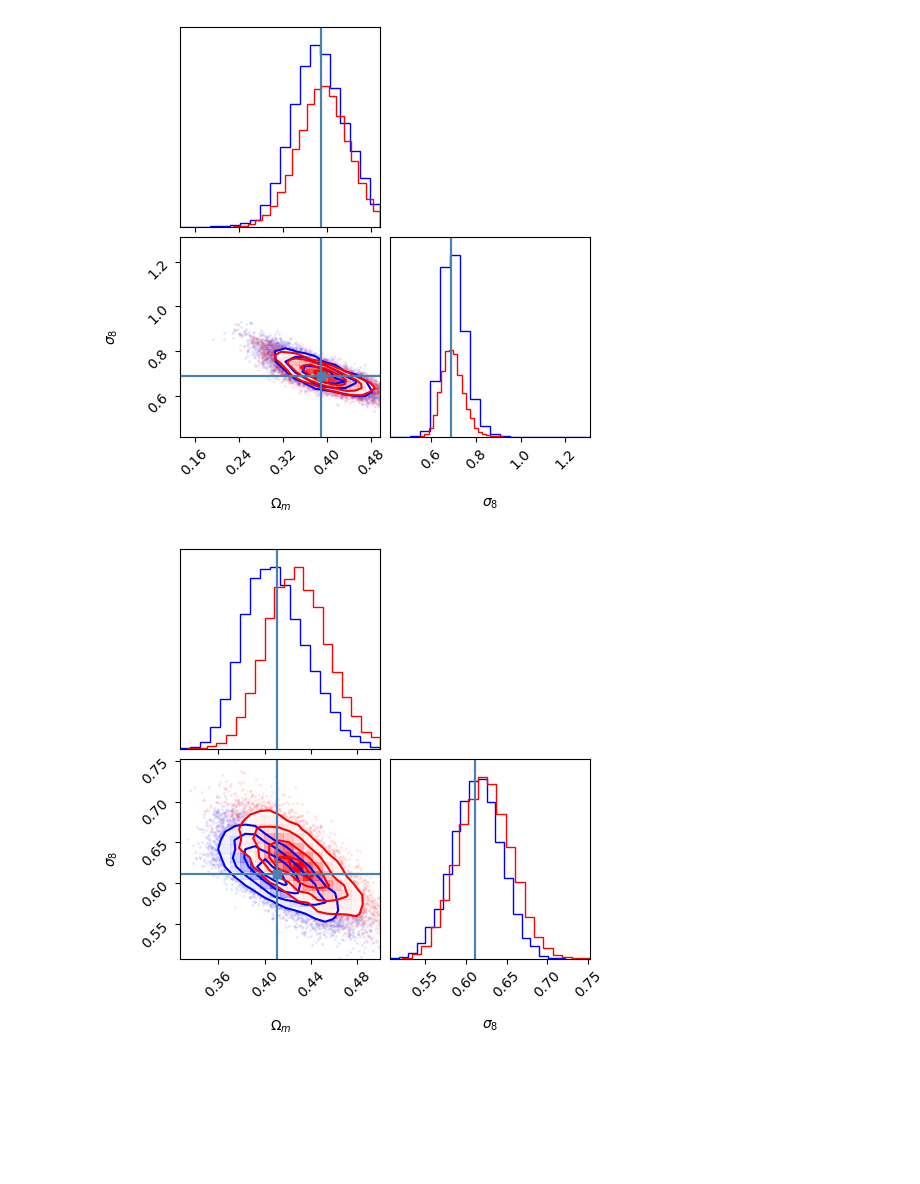
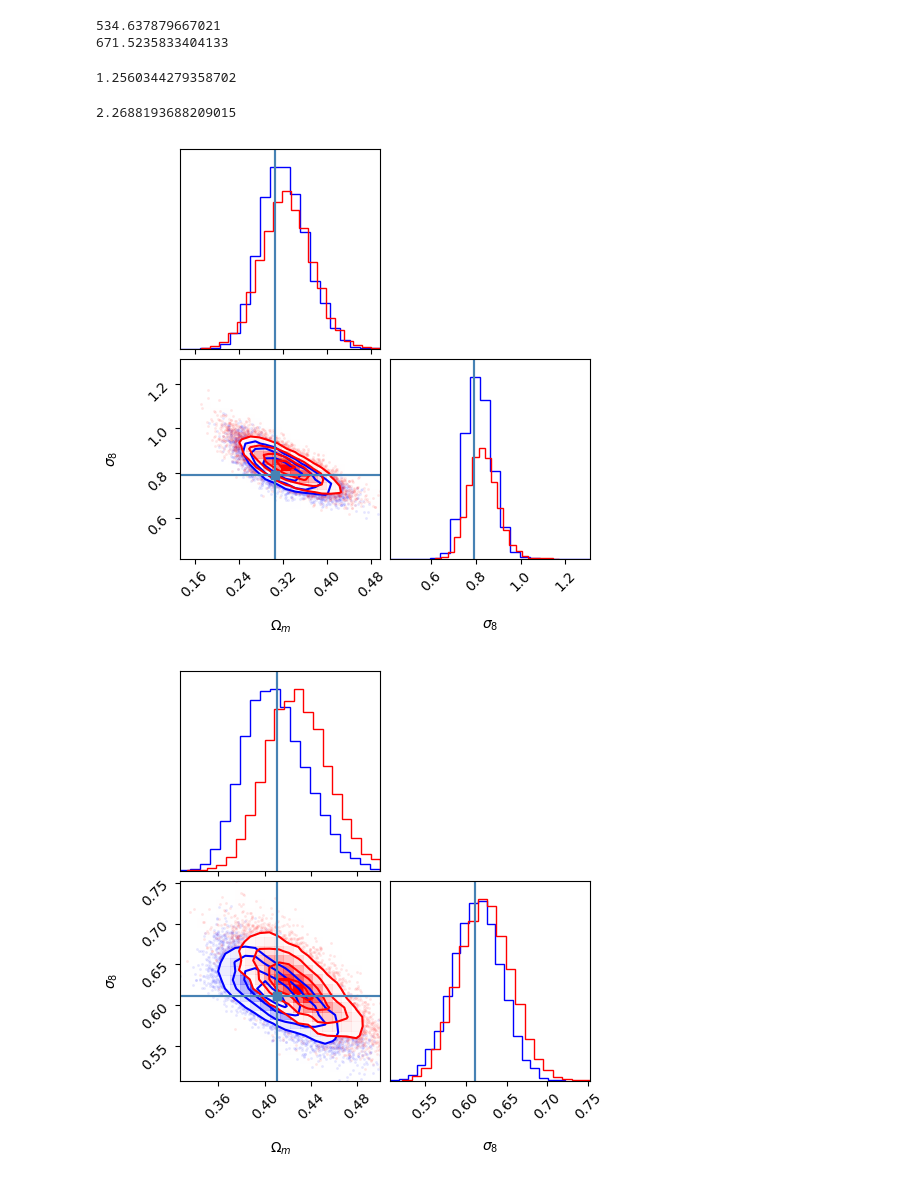
Before and after one commit to shubhagrawal30/graphs_weak_lensing, a Jupyter notebook: notebooks/sbi.ipynb, the cells around one changed output. Saved outputs shown, nothing was run; the diff lists cells and outputs as text; code cells hidden in the pictures; blank space fills up the shorter version.

Commit message:
basic edge nn with hists

```diff
--- a/notebooks/sbi.ipynb
+++ b/notebooks/sbi.ipynb
@@ -17,8 +11,11 @@ To enable the following instructions: AVX2 FMA, in other operations, rebuild Ten
 # %%
-GNN_preds = np.load("../outs/20231228_NN/preds.npy")
-prim_preds = np.load("../outs/20231128_NN/preds.npy")
-GNN_labels = np.load("../outs/20231228_NN/true.npy")
-prim_labels = np.load("../outs/20231128_NN/true.npy")
+GNN_model = "20240220_EdgeNN"
+prim_model = "20240220_EdgeNN_control"
+
+GNN_preds = np.load(f"../outs/{GNN_model}/preds.npy")
+prim_preds = np.load(f"../outs/{prim_model}/preds.npy")
+GNN_labels = np.load(f"../outs/{GNN_model}/true.npy")
+prim_labels = np.load(f"../outs/{prim_model}/true.npy")
 # %%
 labels = ["Om", "s8"]
 fig, axs = plt.subplots(nrows=1, ncols=2, figsize=(10, 7))
@@ -42,0 +38,18 @@ plt.close()
+# %%
+ind = np.random.randint(0, len(GNN_labels))
+# ind = 1590
+# ind = 0
+x_0_gnn = GNN_preds[ind]
+true = GNN_labels[ind]
+
+# rn_ind = np.where(np.all(resnet_labels == true, axis=1))[0][0]
+rn_ind = ind
+x_0_prim = prim_preds[rn_ind]
+print(ind, rn_ind)
+print(x_0_gnn, x_0_prim)
+print(true, prim_labels[rn_ind])
+
+inds = np.delete(np.arange(0, len(GNN_labels)), ind)
+GNN_labels, GNN_preds = GNN_labels[inds], GNN_preds[inds]
+inds = np.delete(np.arange(0, len(prim_labels)), rn_ind)
+prim_labels, prim_preds = prim_labels[inds], prim_preds[inds]
@@ -70,3 +81,3 @@ print(ind, x_0)
 # %%
-posterior_samples_prim = posterior_prim.set_default_x(x_0).sample((10000,), x=x_0)
-posterior_samples_GNN = posterior_GNN.set_default_x(x_0).sample((10000,), x=x_0)
+posterior_samples_prim = posterior_prim.set_default_x(x_0_prim).sample((10000,), x=x_0_prim)
+posterior_samples_GNN = posterior_GNN.set_default_x(x_0_gnn).sample((10000,), x=x_0_gnn)
@@ -73,10 +111,25 @@ posterior_samples_GNN = posterior_GNN.set_default_x(x_0).sample((10000,), x=x_0)
+# %%
+# figure of merit
+print(1/np.sqrt(np.linalg.det(gd_samples[0].cov())))
+print(1/np.sqrt(np.linalg.det(gd_samples[1].cov())))
+# %% [output]
+534.637879667021
+671.5235833404133
+# %%
+671.5235833404133/534.637879667021
+# %% [output]
+1.2560344279358702
+# %%
+835.4339915179295/368.2241094195621
+# %% [output]
+2.2688193688209015
 # %%
-fig = corner.corner(np.array(posterior_samples_GNN), truths=x_0, labels=[r"$\Omega_m$", r"$\sigma_8$", r"$w_0$"],
+fig = corner.corner(np.array(posterior_samples_GNN), truths=true, labels=[r"$\Omega_m$", r"$\sigma_8$", r"$w_0$"],
                     color="blue", range=np.array([np.min(prim_labels, axis=0), np.max(prim_labels, axis=0)]).T)
-fig = corner.corner(np.array(posterior_samples_prim), truths=x_0, labels=[r"$\Omega_m$", r"$\sigma_8$", r"$w_0$"],
+fig = corner.corner(np.array(posterior_samples_prim), truths=true, labels=[r"$\Omega_m$", r"$\sigma_8$", r"$w_0$"],
                     fig=fig, color="red")
 # %% [output]
-[figure, old version]
+[figure, new version]
 # %%
 fig = corner.corner(np.array(posterior_samples_prim), truths=x_0, labels=[r"$\Omega_m$", r"$\sigma_8$", r"$w_0$"],
                     color="blue")
```
Also changed, not shown: parts of 6 cells of this notebook, 5 other files.
